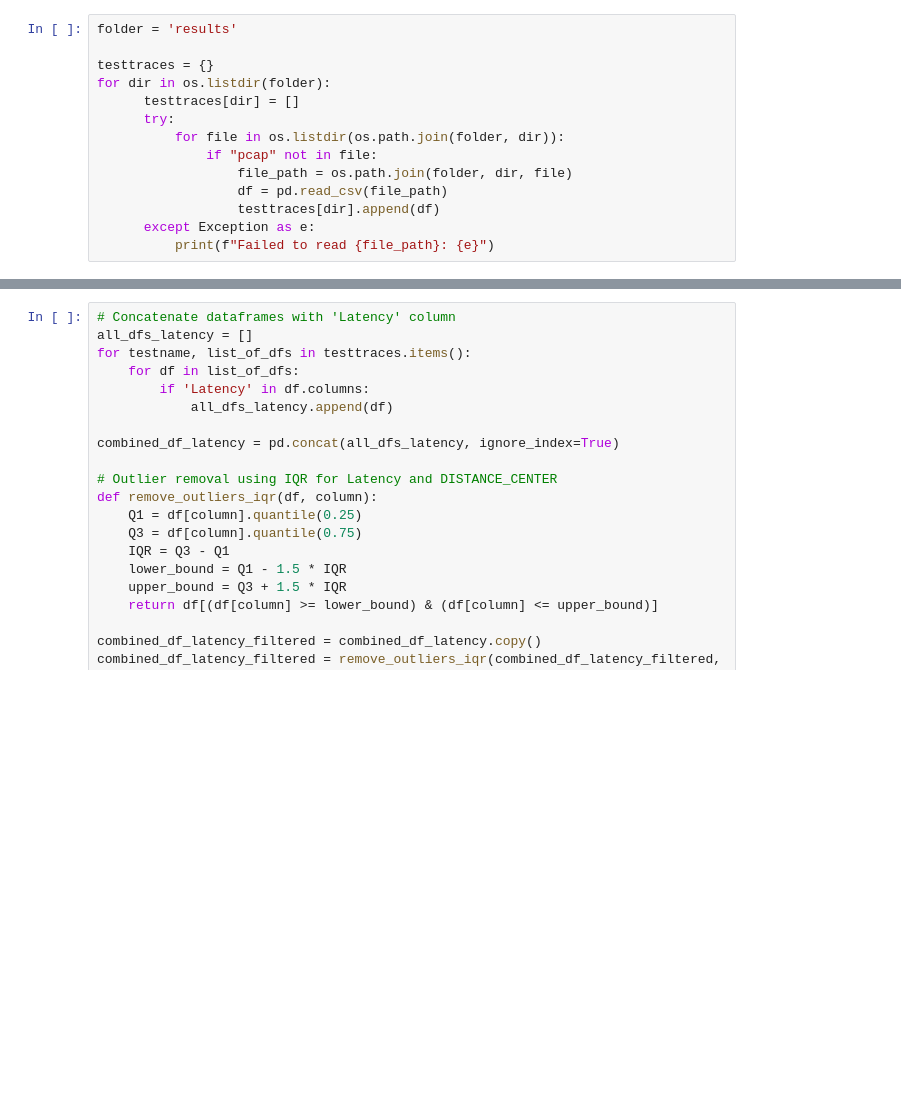
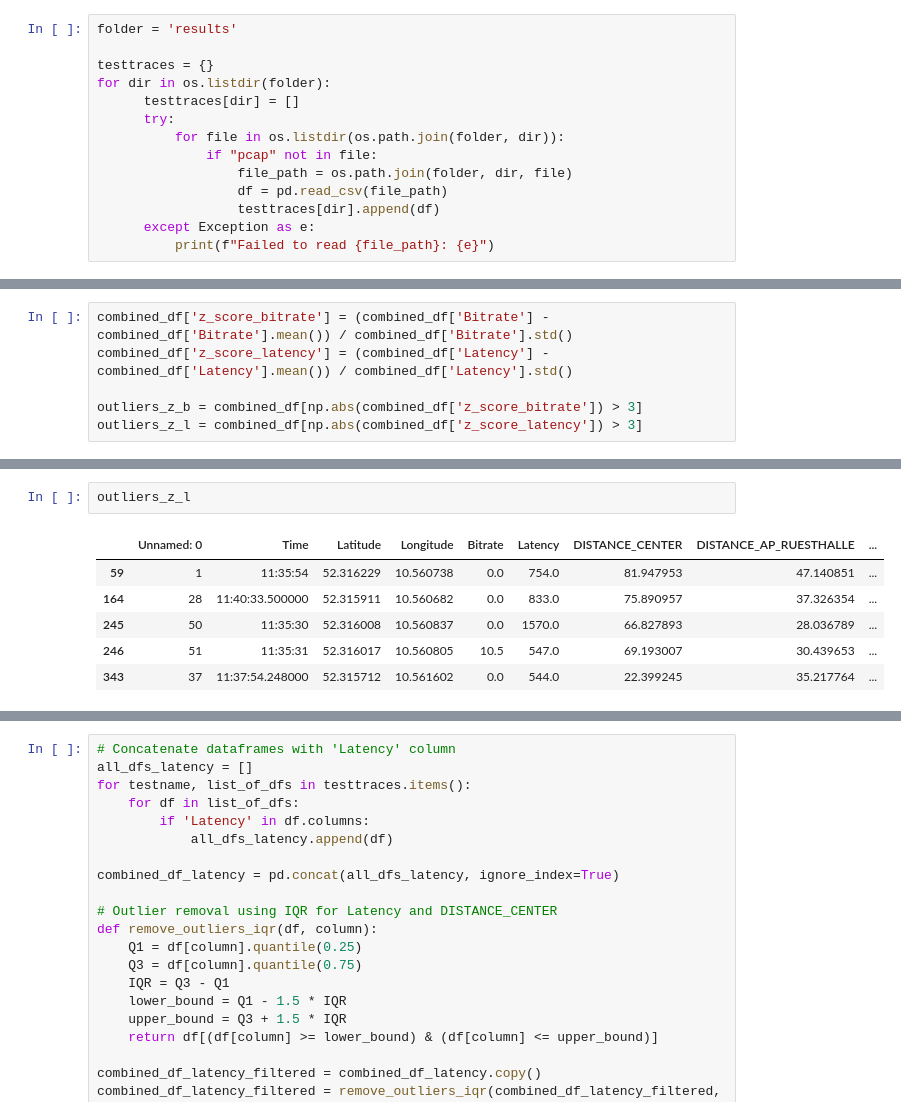
Before and after one commit to protogia/WIFI-Mesh-Evaluation, a Jupyter notebook: evaluation/evaluate_dual_mesh_wlan_connection.ipynb, the cells around one changed output, grey strips where cells are left out. Cells and saved outputs as stored; diff of their text form; blank space fills up the shorter version.

```diff
--- a/evaluation/evaluate_dual_mesh_wlan_connection.ipynb
+++ b/evaluation/evaluate_dual_mesh_wlan_connection.ipynb
@@ -45,0 +160,6 @@ testtraces['bandwithtest_09072924_mesh_wlan-b'][0].head()
+# %%
+combined_df['z_score_bitrate'] = (combined_df['Bitrate'] - combined_df['Bitrate'].mean()) / combined_df['Bitrate'].std()
+combined_df['z_score_latency'] = (combined_df['Latency'] - combined_df['Latency'].mean()) / combined_df['Latency'].std()
+
+outliers_z_b = combined_df[np.abs(combined_df['z_score_bitrate']) > 3]
+outliers_z_l = combined_df[np.abs(combined_df['z_score_latency']) > 3]
@@ -45,0 +172,9 @@ testtraces['bandwithtest_09072924_mesh_wlan-b'][0].head()
+# %%
+outliers_z_l
+# %% [output]
+|  | Unnamed: 0 | Time | Latitude | Longitude | Bitrate | Latency | DISTANCE_CENTER | DISTANCE_AP_RUESTHALLE | ... |
+| 59 | 1 | 11:35:54 | 52.316229 | 10.560738 | 0.0 | 754.0 | 81.947953 | 47.140851 | ... |
+| 164 | 28 | 11:40:33.500000 | 52.315911 | 10.560682 | 0.0 | 833.0 | 75.890957 | 37.326354 | ... |
+| 245 | 50 | 11:35:30 | 52.316008 | 10.560837 | 0.0 | 1570.0 | 66.827893 | 28.036789 | ... |
+| 246 | 51 | 11:35:31 | 52.316017 | 10.560805 | 10.5 | 547.0 | 69.193007 | 30.439653 | ... |
+| 343 | 37 | 11:37:54.248000 | 52.315712 | 10.561602 | 0.0 | 544.0 | 22.399245 | 35.217764 | ... |
```
Also changed, not shown: parts of 22 cells of this notebook.
